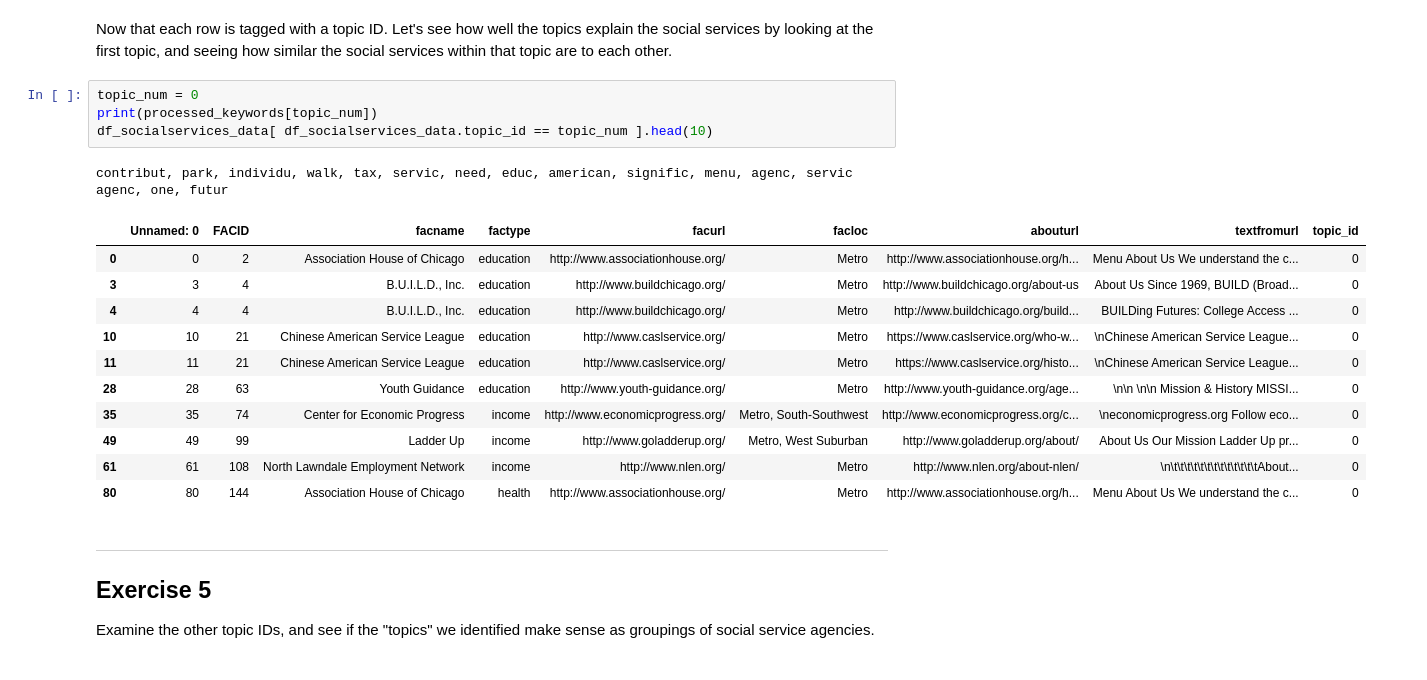
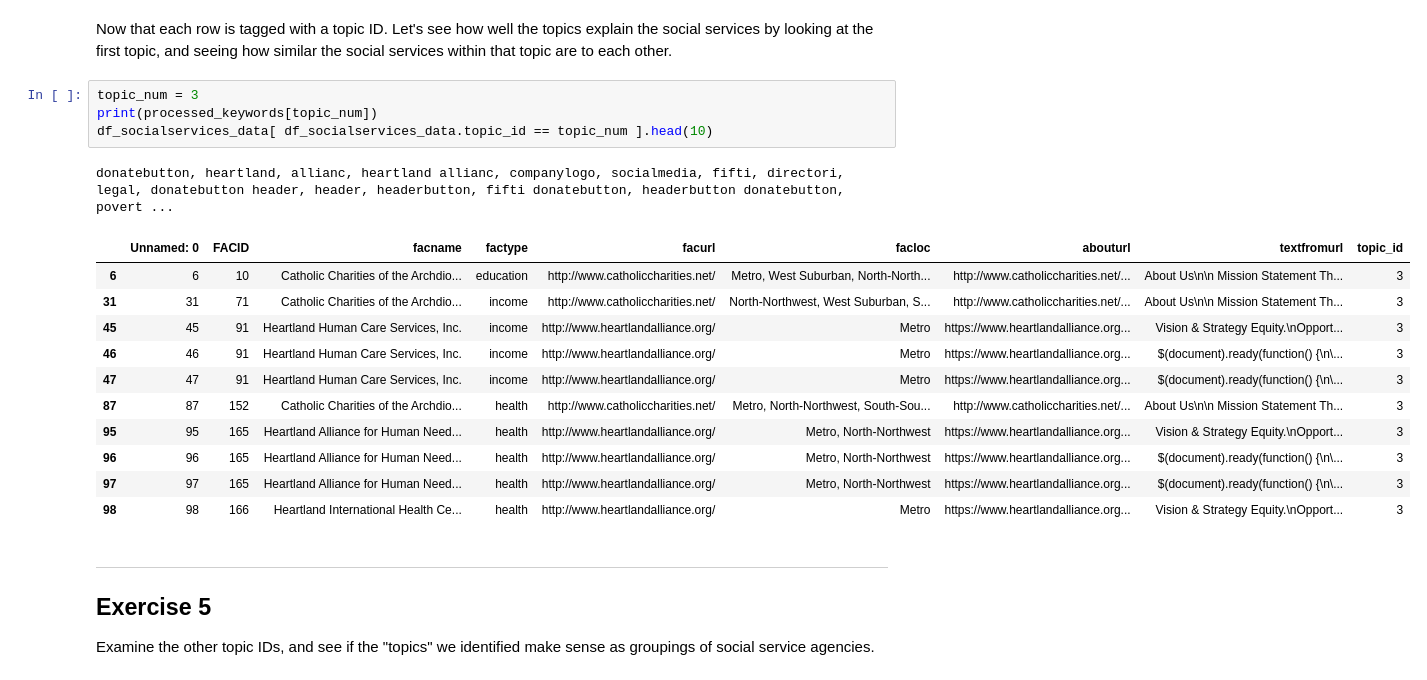
Before and after one commit to dssg/dssg2017-text_analysis, a Jupyter notebook: text_analysis_social_services.ipynb, the cells around one changed output. Saved outputs shown, nothing was run; the diff lists cells and outputs as text.

```diff
--- a/text_analysis_social_services.ipynb
+++ b/text_analysis_social_services.ipynb
@@ -898,22 +898,22 @@ df_socialservices_data['topic_id'] = ls_topic_id #add to the dataframe so we can
 # %% [markdown]
 Now that each row is tagged with a topic ID. Let's see how well the topics explain the social services by looking at the first topic, and seeing how similar the social services within that topic are to each other.
 # %%
-topic_num = 0
+topic_num = 3
 print(processed_keywords[topic_num])
 df_socialservices_data[ df_socialservices_data.topic_id == topic_num ].head(10)
 # %% [output]
-contribut, park, individu, walk, tax, servic, need, educ, american, signific, menu, agenc, servic agenc, one, futur
+donatebutton, heartland, allianc, heartland allianc, companylogo, socialmedia, fifti, directori, legal, donatebutton header, header, headerbutton, fifti donatebutton, headerbutton donatebutton, povert ...
 |  | Unnamed: 0 | FACID | facname | factype | facurl | facloc | abouturl | textfromurl | topic_id |
-| 0 | 0 | 2 | Association House of Chicago | education | http://www.associationhouse.org/ | Metro | http://www.associationhouse.org/h... | Menu About Us We understand the c... | 0 |
-| 3 | 3 | 4 | B.U.I.L.D., Inc. | education | http://www.buildchicago.org/ | Metro | http://www.buildchicago.org/about-us | About Us Since 1969, BUILD (Broad... | 0 |
-| 4 | 4 | 4 | B.U.I.L.D., Inc. | education | http://www.buildchicago.org/ | Metro | http://www.buildchicago.org/build... | BUILDing Futures: College Access ... | 0 |
-| 10 | 10 | 21 | Chinese American Service League | education | http://www.caslservice.org/ | Metro | https://www.caslservice.org/who-w... | \nChinese American Service League... | 0 |
-| 11 | 11 | 21 | Chinese American Service League | education | http://www.caslservice.org/ | Metro | https://www.caslservice.org/histo... | \nChinese American Service League... | 0 |
-| 28 | 28 | 63 | Youth Guidance | education | http://www.youth-guidance.org/ | Metro | http://www.youth-guidance.org/age... | \n\n \n\n Mission & History MISSI... | 0 |
-| 35 | 35 | 74 | Center for Economic Progress | income | http://www.economicprogress.org/ | Metro, South-Southwest | http://www.economicprogress.org/c... | \neconomicprogress.org Follow eco... | 0 |
-| 49 | 49 | 99 | Ladder Up | income | http://www.goladderup.org/ | Metro, West Suburban | http://www.goladderup.org/about/ | About Us Our Mission Ladder Up pr... | 0 |
-| 61 | 61 | 108 | North Lawndale Employment Network | income | http://www.nlen.org/ | Metro | http://www.nlen.org/about-nlen/ | \n\t\t\t\t\t\t\t\t\t\t\t\t\tAbout... | 0 |
-| 80 | 80 | 144 | Association House of Chicago | health | http://www.associationhouse.org/ | Metro | http://www.associationhouse.org/h... | Menu About Us We understand the c... | 0 |
+| 6 | 6 | 10 | Catholic Charities of the Archdio... | education | http://www.catholiccharities.net/ | Metro, West Suburban, North-North... | http://www.catholiccharities.net/... | About Us\n\n Mission Statement Th... | 3 |
+| 31 | 31 | 71 | Catholic Charities of the Archdio... | income | http://www.catholiccharities.net/ | North-Northwest, West Suburban, S... | http://www.catholiccharities.net/... | About Us\n\n Mission Statement Th... | 3 |
+| 45 | 45 | 91 | Heartland Human Care Services, Inc. | income | http://www.heartlandalliance.org/ | Metro | https://www.heartlandalliance.org... | Vision & Strategy Equity.\nOpport... | 3 |
+| 46 | 46 | 91 | Heartland Human Care Services, Inc. | income | http://www.heartlandalliance.org/ | Metro | https://www.heartlandalliance.org... | $(document).ready(function() {\n\... | 3 |
+| 47 | 47 | 91 | Heartland Human Care Services, Inc. | income | http://www.heartlandalliance.org/ | Metro | https://www.heartlandalliance.org... | $(document).ready(function() {\n\... | 3 |
+| 87 | 87 | 152 | Catholic Charities of the Archdio... | health | http://www.catholiccharities.net/ | Metro, North-Northwest, South-Sou... | http://www.catholiccharities.net/... | About Us\n\n Mission Statement Th... | 3 |
+| 95 | 95 | 165 | Heartland Alliance for Human Need... | health | http://www.heartlandalliance.org/ | Metro, North-Northwest | https://www.heartlandalliance.org... | Vision & Strategy Equity.\nOpport... | 3 |
+| 96 | 96 | 165 | Heartland Alliance for Human Need... | health | http://www.heartlandalliance.org/ | Metro, North-Northwest | https://www.heartlandalliance.org... | $(document).ready(function() {\n\... | 3 |
+| 97 | 97 | 165 | Heartland Alliance for Human Need... | health | http://www.heartlandalliance.org/ | Metro, North-Northwest | https://www.heartlandalliance.org... | $(document).ready(function() {\n\... | 3 |
+| 98 | 98 | 166 | Heartland International Health Ce... | health | http://www.heartlandalliance.org/ | Metro | https://www.heartlandalliance.org... | Vision & Strategy Equity.\nOpport... | 3 |
 # %% [markdown]
 ---
 
```
Also changed, not shown: parts of 26 cells of this notebook, 2 other files.
